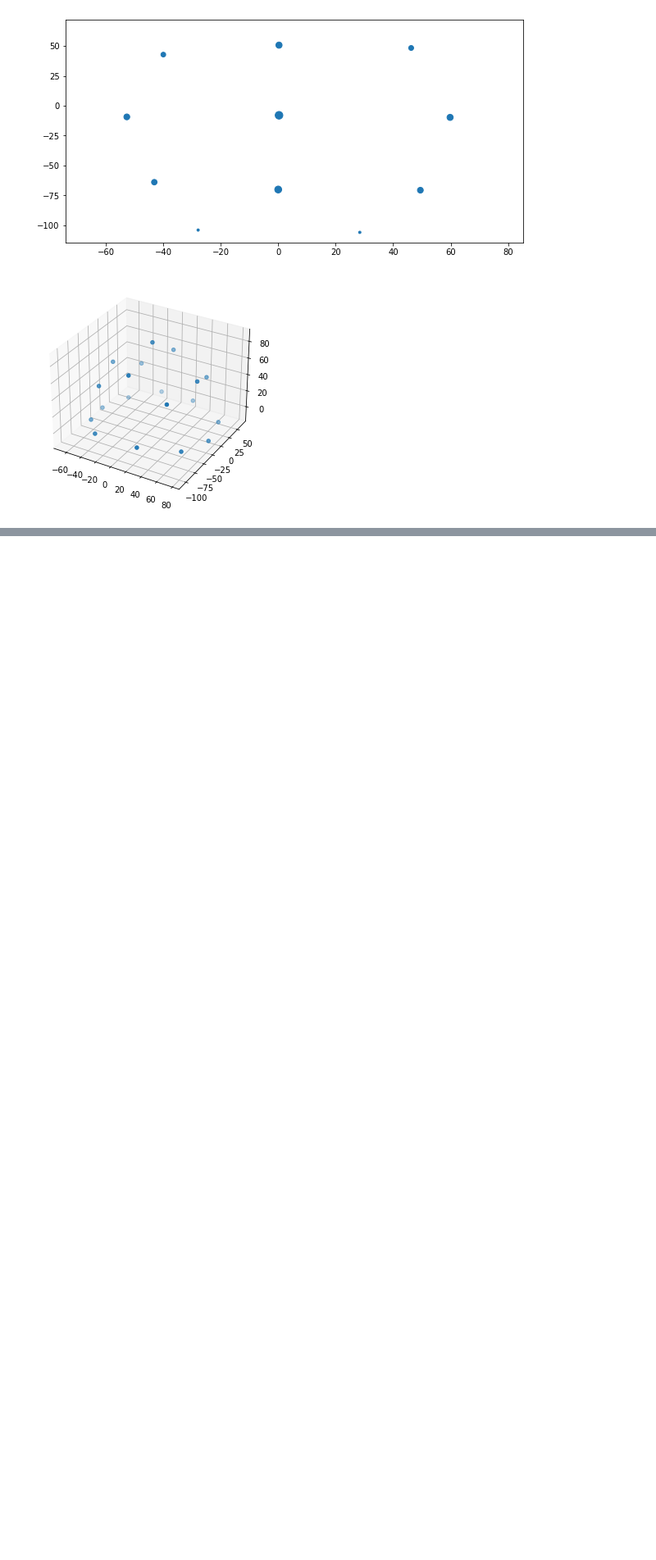
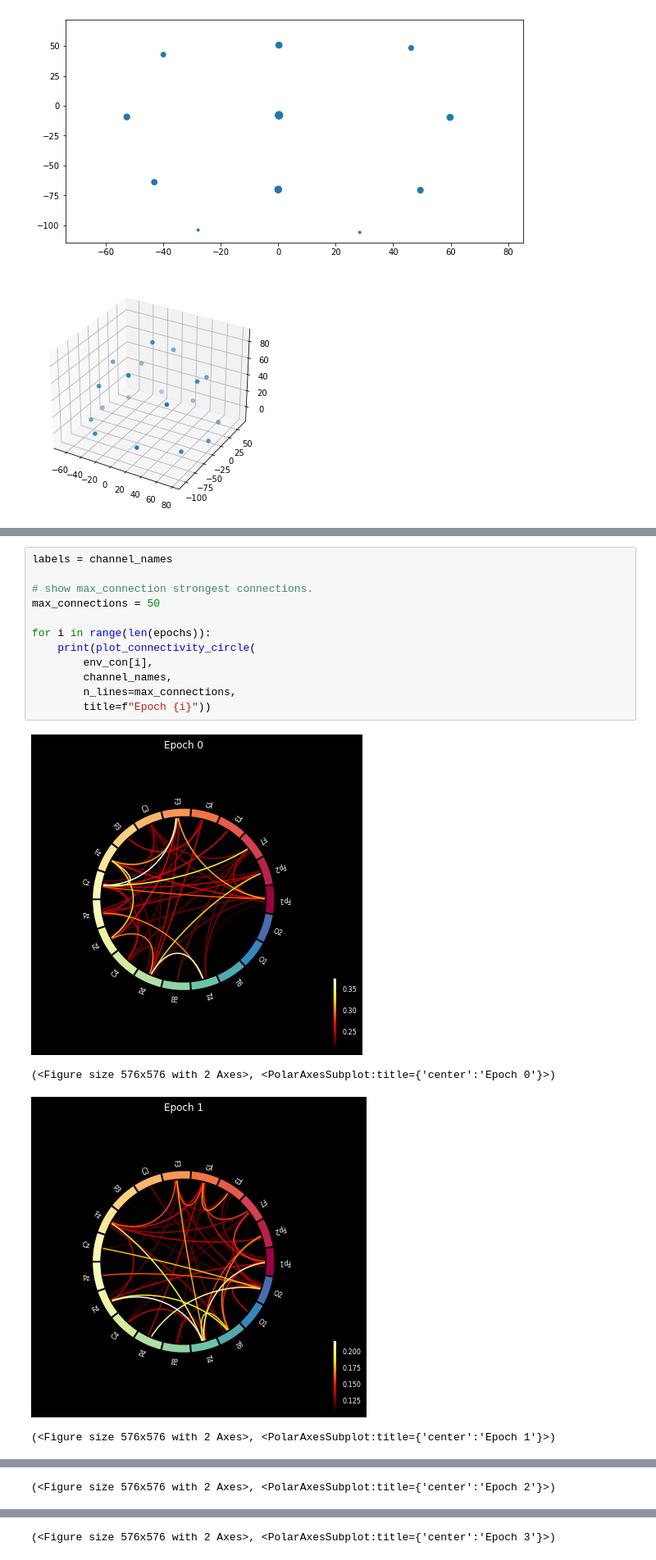
Before and after one commit to UBC-MDS/simpl_eeg_capstone, a Jupyter notebook: data_exploration/Connectivity_test.ipynb, the cells around one changed output, grey strips where cells are left out. Shown at 82% size. Drawn from its saved outputs; the diff is of its cells as text; blank space fills up the shorter version.

Commit message:
connectivity per epoch

```diff
--- a/data_exploration/Connectivity_test.ipynb
+++ b/data_exploration/Connectivity_test.ipynb
@@ -382,0 +387,17 @@ plt.show()
+# %%
+labels = channel_names
+
+# show max_connection strongest connections.
+max_connections = 50
+
+for i in range(len(epochs)):
+    print(plot_connectivity_circle(
+        env_con[i],
+        channel_names,
+        n_lines=max_connections,
+        title=f"Epoch {i}"))
+# %% [output]
+[figure, added]
+(<Figure size 576x576 with 2 Axes>, <PolarAxesSubplot:title={'center':'Epoch 0'}>)
+[figure, added]
+(<Figure size 576x576 with 2 Axes>, <PolarAxesSubplot:title={'center':'Epoch 1'}>)
@@ -382,0 +405 @@ plt.show()
+(<Figure size 576x576 with 2 Axes>, <PolarAxesSubplot:title={'center':'Epoch 2'}>)
@@ -382,0 +407 @@ plt.show()
+(<Figure size 576x576 with 2 Axes>, <PolarAxesSubplot:title={'center':'Epoch 3'}>)
```
Also changed, not shown: parts of 3 cells of this notebook.
